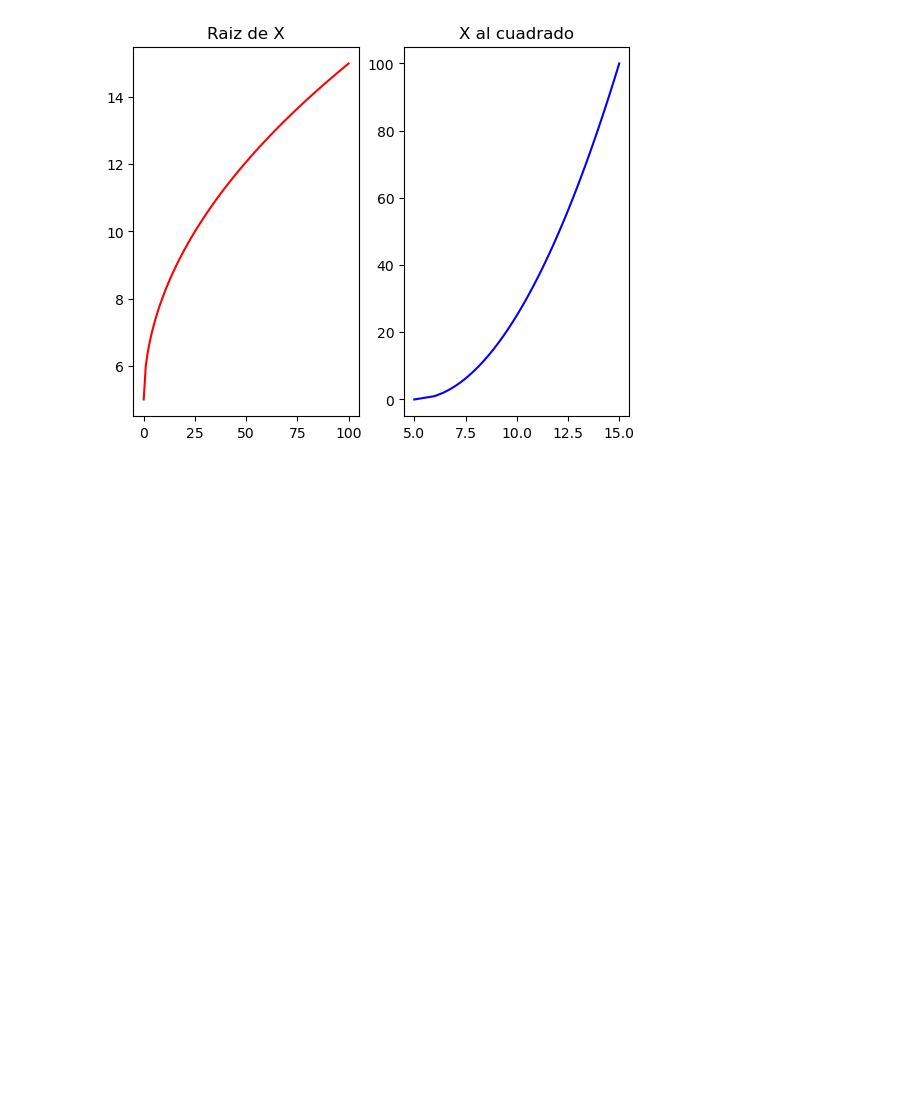
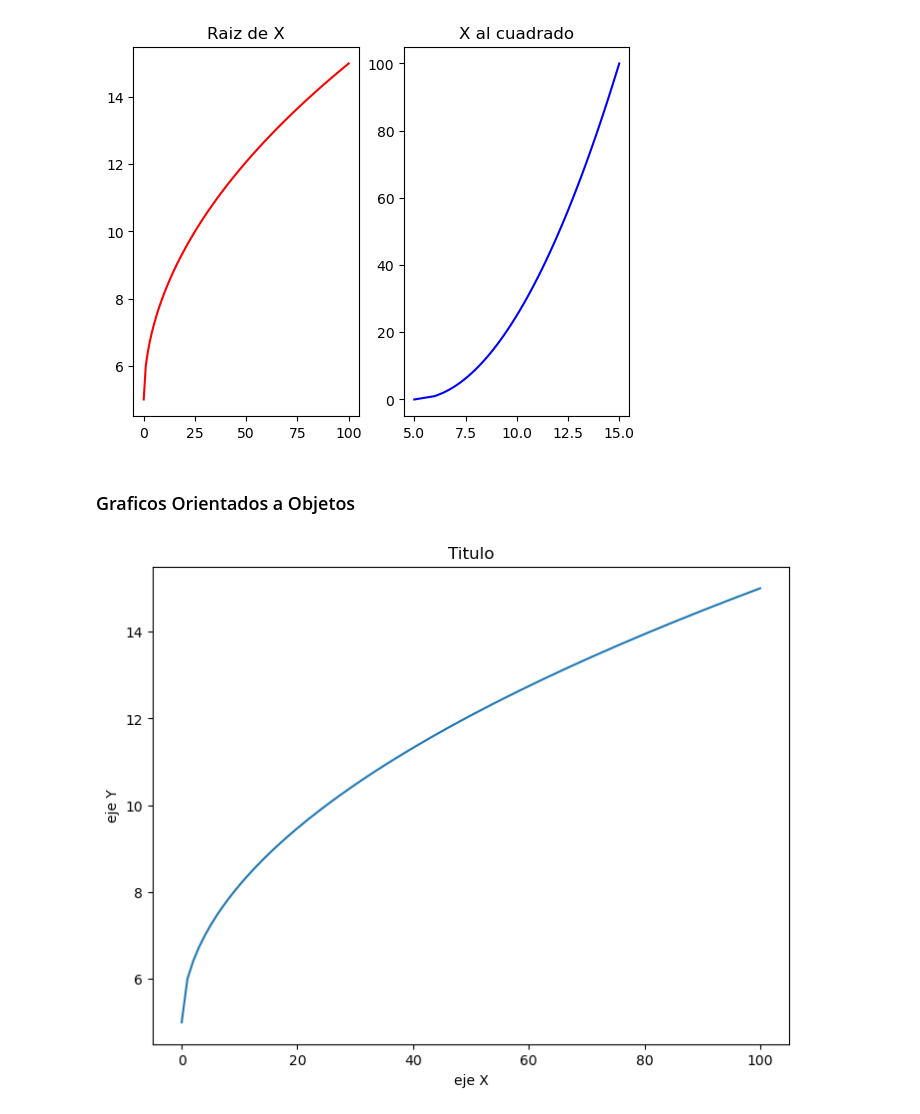
Before and after one commit to dparedes616/Series-de-Tiempo, a Jupyter notebook: graficos.Ipynb, the cells around one changed output. Drawn from its saved outputs; the diff is of its cells as text; code cells hidden in the pictures; blank space fills up the shorter version.

Commit message:
graficos

```diff
--- a/graficos.Ipynb
+++ b/graficos.Ipynb
@@ -32,3 +32,15 @@ plt.title("X al cuadrado")
 plt.show()
 # %% [output]
 [figure]
+# %% [markdown]
+### Graficos Orientados a Objetos
+# %%
+grafico = plt.figure()
+axe = grafico.add_axes([0,0,1,1])
+axe.plot(x,y)
+axe.set_xlabel("eje X")
+axe.set_ylabel("eje Y")
+axe.set_title("Titulo")
+plt.show()
+# %% [output]
+[figure, added]
```
Also changed, not shown: parts of 12 cells of this notebook, 2 other files.
